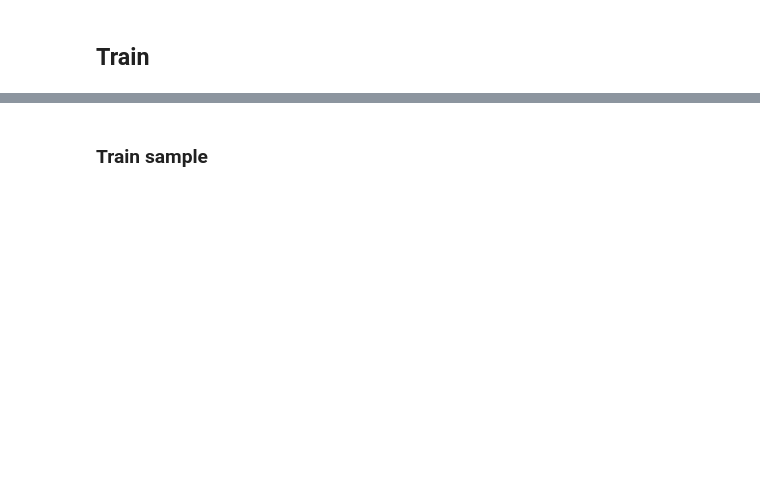
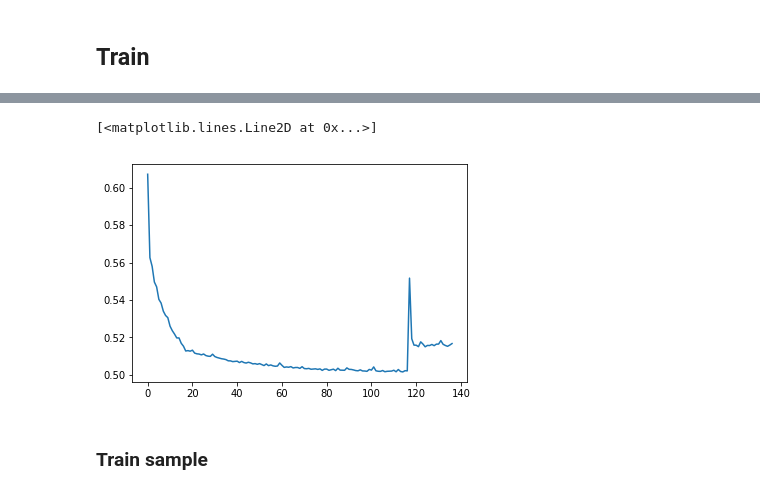
Before and after one commit to peerchen/trend-following-1, a Jupyter notebook: Time Series Prediction Example.ipynb, the cells around one changed output, grey strips where cells are left out. Cells and saved outputs as stored; diff of their text form; code cells hidden in the pictures; blank space fills up the shorter version.

```diff
--- a/Time Series Prediction Example.ipynb
+++ b/Time Series Prediction Example.ipynb
@@ -877,5 +904,9 @@ tensor(0.7026, dtype=torch.float64)
 # %% [markdown]
 ## Train
+# %%
+batch_size = 200
+time_slip = 5
 # %%
 losses = []
+test_losses = []
 # %%
@@ -920,0 +976,5 @@ plt.plot(np.array(losses))
+# %%
+plt.plot(test_losses)
+# %% [output]
+[<matplotlib.lines.Line2D at 0x...>]
+[figure, added]
```
Also changed, not shown: parts of 43 cells of this notebook, 2 other files.
